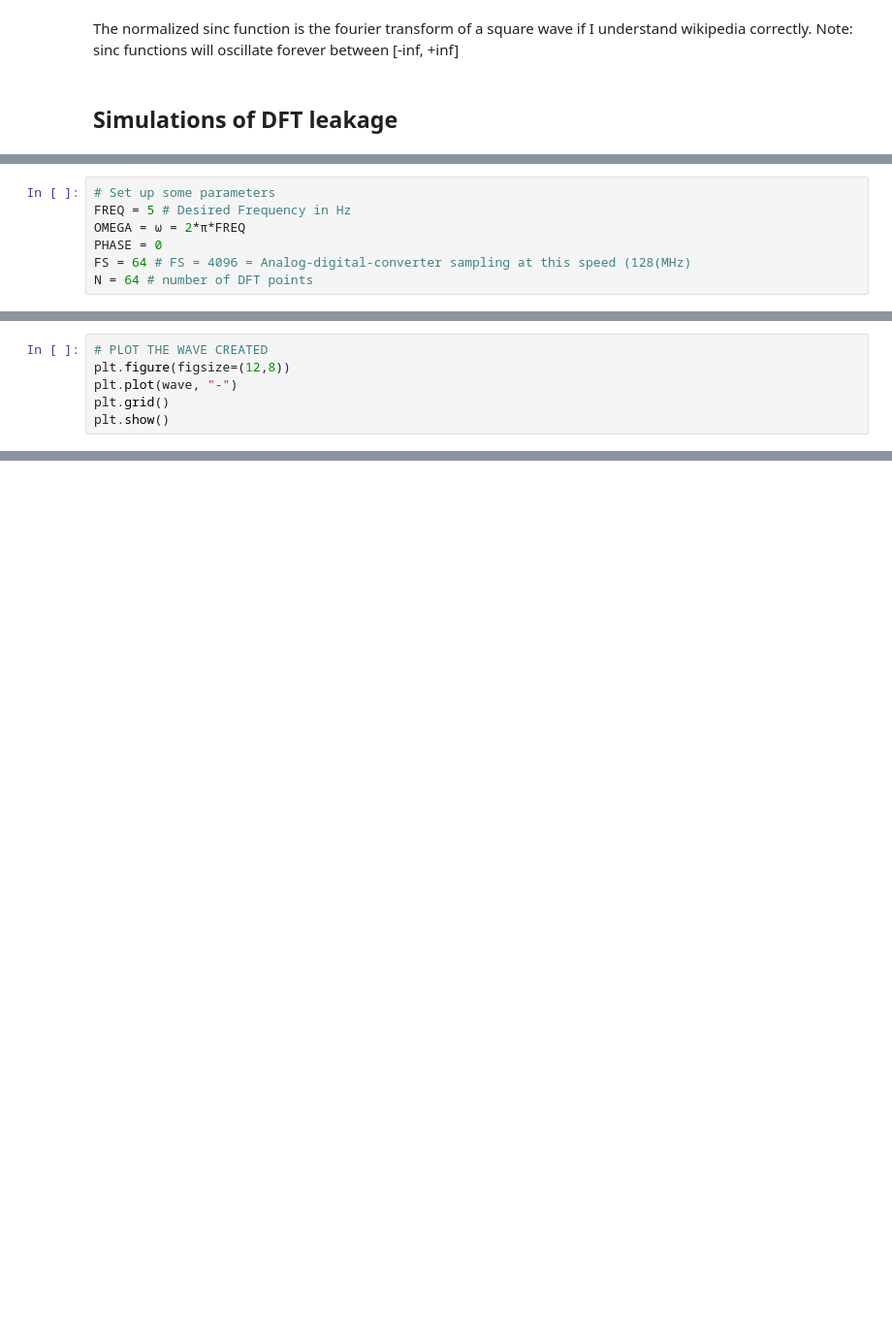
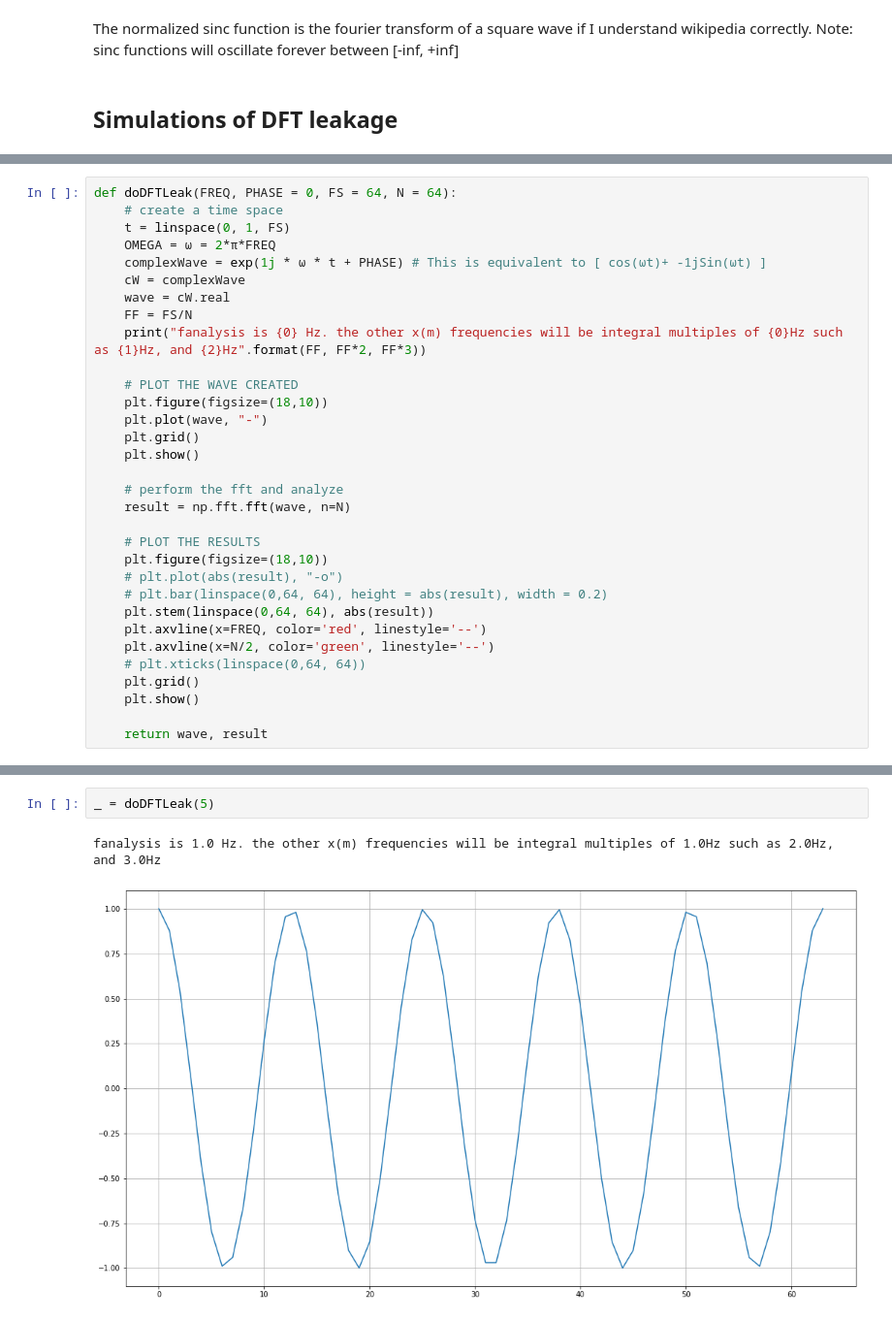
Before and after one commit to CodyRoberson/dsp, a Jupyter notebook: dsp.ipynb, the cells around one changed output, grey strips where cells are left out. Shown at 97% size. Saved outputs shown, nothing was run; the diff lists cells and outputs as text; blank space fills up the shorter version.

```diff
--- a/dsp.ipynb
+++ b/dsp.ipynb
@@ -152,7 +150,0 @@ The normalized sinc function is the fourier transform of a square wave if I unde
-# %%
-# Set up some parameters
-FREQ = 5 # Desired Frequency in Hz
-OMEGA = ω = 2*π*FREQ
-PHASE = 0
-FS = 64 # FS = 4096 = Analog-digital-converter sampling at this speed (128(MHz)
-N = 64 # number of DFT points
@@ -169,6 +151,32 @@ fanalysis is 1.0 Hz. the other x(m) frequencies will be integral multiples of 1.
 # %%
-# PLOT THE WAVE CREATED
-plt.figure(figsize=(12,8))
-plt.plot(wave, "-")
-plt.grid()
-plt.show()
+def doDFTLeak(FREQ, PHASE = 0, FS = 64, N = 64):
+    # create a time space
+    t = linspace(0, 1, FS)
+    OMEGA = ω = 2*π*FREQ
+    complexWave = exp(1j * ω * t + PHASE) # This is equivalent to [ cos(ωt)+ -1jSin(ωt) ]
+    cW = complexWave
+    wave = cW.real
+    FF = FS/N
+    print("fanalysis is {0} Hz. the other x(m) frequencies will be integral multiples of {0}Hz such as {1}Hz, and {2}Hz".format(FF, FF*2, FF*3))
+
+    # PLOT THE WAVE CREATED
+    plt.figure(figsize=(18,10))
+    plt.plot(wave, "-")
+    plt.grid()
+    plt.show()
+
+    # perform the fft and analyze
+    result = np.fft.fft(wave, n=N)
+
+    # PLOT THE RESULTS
+    plt.figure(figsize=(18,10))
+    # plt.plot(abs(result), "-o")
+    # plt.bar(linspace(0,64, 64), height = abs(result), width = 0.2)
+    plt.stem(linspace(0,64, 64), abs(result))
+    plt.axvline(x=FREQ, color='red', linestyle='--')
+    plt.axvline(x=N/2, color='green', linestyle='--')
+    # plt.xticks(linspace(0,64, 64))
+    plt.grid()
+    plt.show()
+
+    return wave, result
@@ -206,0 +185,5 @@ array([ 1.        ,  0.92147621,  0.69823682,  0.36534102, -0.02493069,
+# %%
+_ = doDFTLeak(5)
+# %% [output]
+fanalysis is 1.0 Hz. the other x(m) frequencies will be integral multiples of 1.0Hz such as 2.0Hz, and 3.0Hz
+[figure, added]
```
Also changed, not shown: parts of 16 cells of this notebook.
